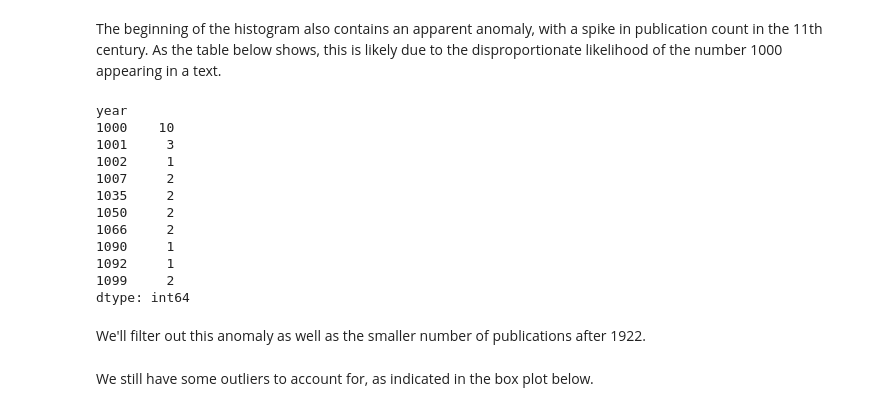
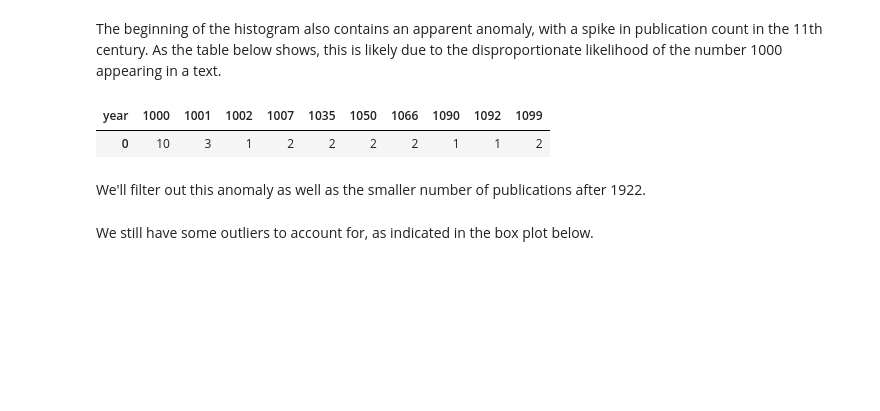
Before and after one commit to bencwallace/doc2date, a Jupyter notebook: doc2date.ipynb, the cells around one changed output. Drawn from its saved outputs; the diff is of its cells as text; code cells hidden in the pictures; blank space fills up the shorter version.

```diff
--- a/doc2date.ipynb
+++ b/doc2date.ipynb
@@ -97,20 +83,10 @@ dtype: int64
 # %% [markdown]
 The beginning of the histogram also contains an apparent anomaly, with a spike in publication count in the 11th century. As the table below shows, this is likely due to the disproportionate likelihood of the number 1000 appearing in a text.
 # %%
-docs.groupby('year').size().head(10)
+pd.DataFrame(docs.groupby('year').size().head(10)).transpose()
 # %% [output]
-year
-1000    10
-1001     3
-1002     1
-1007     2
-1035     2
-1050     2
-1066     2
-1090     1
-1092     1
-1099     2
-dtype: int64
+| year | 1000 | 1001 | 1002 | 1007 | 1035 | 1050 | 1066 | 1090 | 1092 | 1099 |
+| 0 | 10 | 3 | 1 | 2 | 2 | 2 | 2 | 1 | 1 | 2 |
 # %% [markdown]
 We'll filter out this anomaly as well as the smaller number of publications after 1922.
 # %%
```
Also changed, not shown: parts of 24 cells of this notebook.
